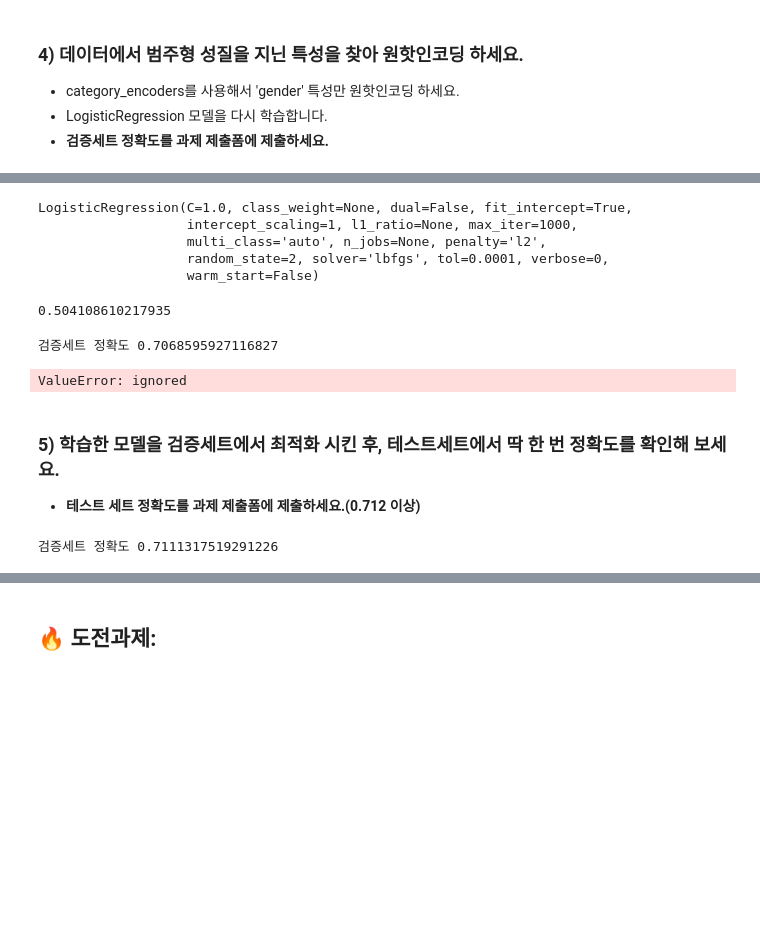
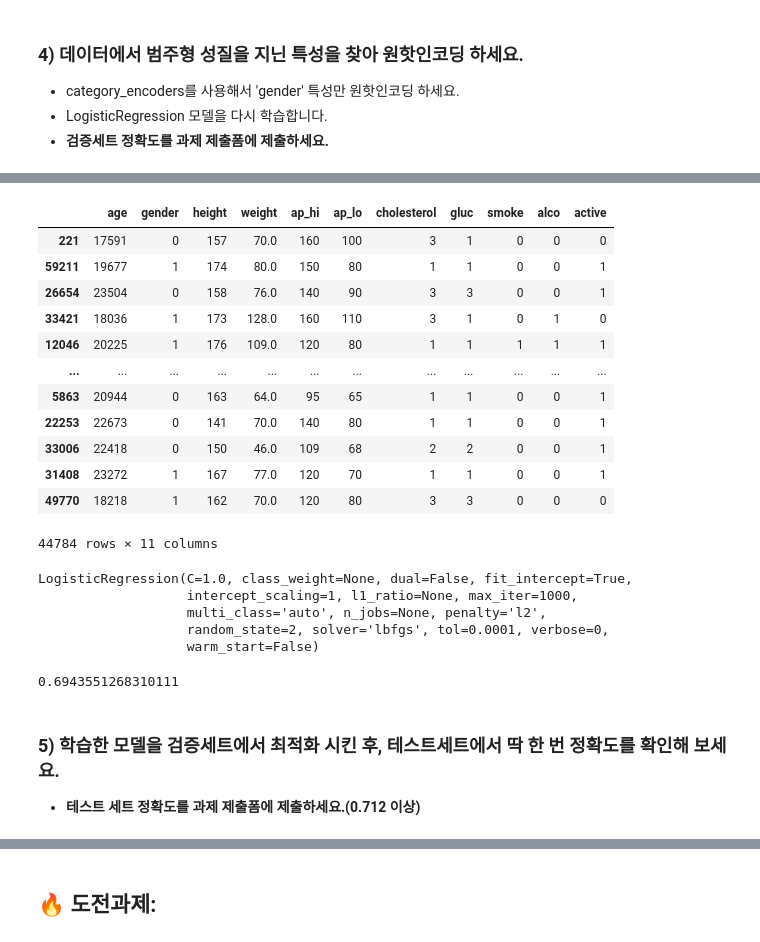
Before and after one commit to KyungRyeolBaek/study, a Jupyter notebook: n214-logistic-regression/n214a-logistic-regression.ipynb, the cells around one changed output, grey strips where cells are left out. Cells and saved outputs as stored; diff of their text form; code cells hidden in the pictures; blank space fills up the shorter version.

```diff
--- a/n214-logistic-regression/n214a-logistic-regression.ipynb
+++ b/n214-logistic-regression/n214a-logistic-regression.ipynb
@@ -196,2 +242,18 @@ X_train_encoded.head(3)
+# %%
+X_train
+# %% [output]
+|  | age | gender | height | weight | ap_hi | ap_lo | cholesterol | gluc | smoke | alco | active |
+| 221 | 17591 | 0 | 157 | 70.0 | 160 | 100 | 3 | 1 | 0 | 0 | 0 |
+| 59211 | 19677 | 1 | 174 | 80.0 | 150 | 80 | 1 | 1 | 0 | 0 | 1 |
+| 26654 | 23504 | 0 | 158 | 76.0 | 140 | 90 | 3 | 3 | 0 | 0 | 1 |
+| 33421 | 18036 | 1 | 173 | 128.0 | 160 | 110 | 3 | 1 | 0 | 1 | 0 |
+| 12046 | 20225 | 1 | 176 | 109.0 | 120 | 80 | 1 | 1 | 1 | 1 | 1 |
+| ... | ... | ... | ... | ... | ... | ... | ... | ... | ... | ... | ... |
+| 5863 | 20944 | 0 | 163 | 64.0 | 95 | 65 | 1 | 1 | 0 | 0 | 1 |
+| 22253 | 22673 | 0 | 141 | 70.0 | 140 | 80 | 1 | 1 | 0 | 0 | 1 |
+| 33006 | 22418 | 0 | 150 | 46.0 | 109 | 68 | 2 | 2 | 0 | 0 | 1 |
+| 31408 | 23272 | 1 | 167 | 77.0 | 120 | 70 | 1 | 1 | 0 | 0 | 1 |
+| 49770 | 18218 | 1 | 162 | 70.0 | 120 | 80 | 3 | 3 | 0 | 0 | 0 |
+44784 rows × 11 columns
 # %%
 model = LogisticRegression(max_iter = 1000, random_state=2)
@@ -203,32 +265,10 @@ LogisticRegression(C=1.0, class_weight=None, dual=False, fit_intercept=True,
                    random_state=2, solver='lbfgs', tol=0.0001, verbose=0,
                    warm_start=False)
 # %%
-y_pred = model.predict(X_val_encoded)
+y_pred = model.predict(X_val)
 accuracy_score(y_val, y_pred)
 # %% [output]
-0.504108610217935
+0.6943551268310111
-# %%
-# float 변수들 표준화 후 트레이닝
-features = ['height', 'weight', 'ap_hi', 'ap_lo']
-
-scaler = StandardScaler()
-X_train_scaled = scaler.fit_transform(X_train[features])
-X_val_scaled = scaler.transform(X_val[features])
-
-logistic = LogisticRegression(max_iter = 1000)
-logistic.fit(X_train_scaled, y_train)
-
-print('검증세트 정확도', logistic.score(X_val_scaled, y_val))
-
-y_pred = model.predict(X_val_scaled)
-accuracy_score(y_val, y_pred)
-# %% [output]
-검증세트 정확도 0.7068595927116827
-ValueError: ignored
 # %% [markdown]
 ### 5) 학습한 모델을 검증세트에서 최적화 시킨 후, 테스트세트에서 딱 한 번 정확도를 확인해 보세요.
 - **테스트 세트 정확도를 과제 제출폼에 제출하세요.(0.712 이상)**
-# %%
-print('검증세트 정확도', logistic.score(X_test, y_test))
-# %% [output]
-검증세트 정확도 0.7111317519291226
```
Also changed, not shown: parts of 8 cells of this notebook.
